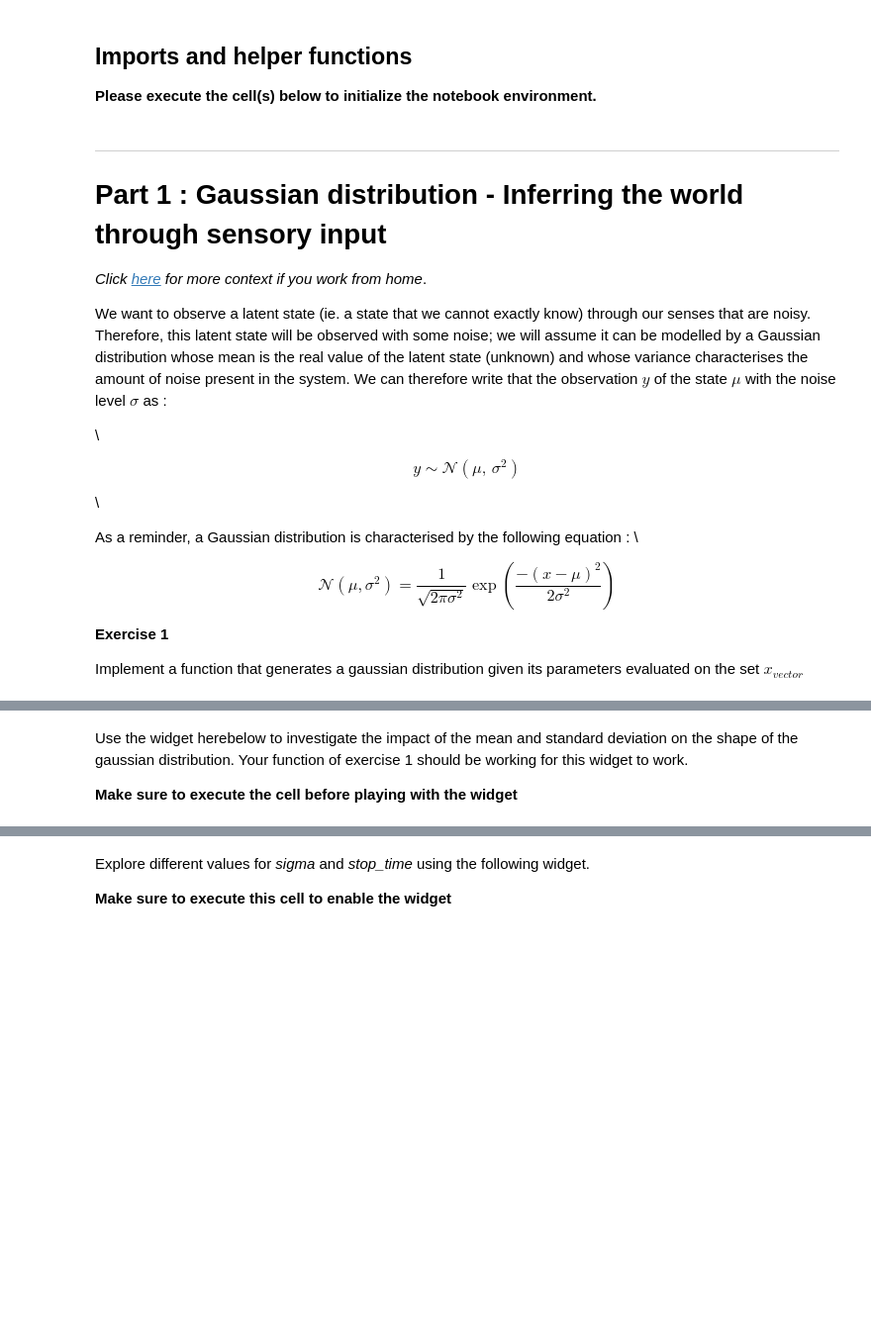
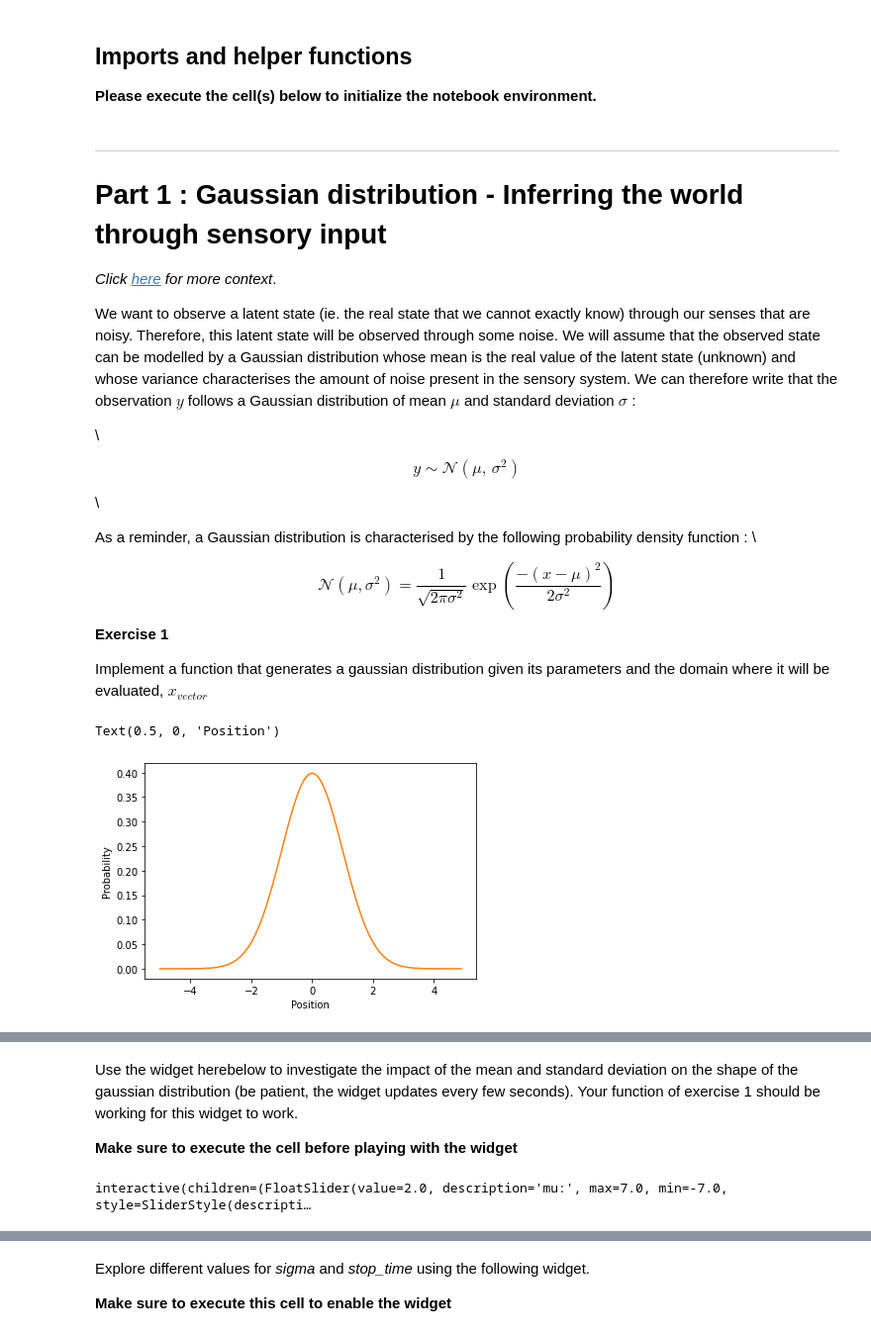
Before and after one commit to Lara-Mazy/Modelling_project1, a Jupyter notebook: LGBIO2060_TP1.ipynb, the cells around one changed output, grey strips where cells are left out. Shown: that part at 99% size. Drawn from its saved outputs; the diff is of its cells as text; code cells hidden in the pictures; blank space fills up the shorter version.

```diff
--- a/LGBIO2060_TP1.ipynb
+++ b/LGBIO2060_TP1.ipynb
@@ -29,10 +32,10 @@ def plot_my_gaussian(x,px):
 ___
 # Part 1 : Gaussian distribution - Inferring the world through sensory input
 
-*Click [here](https://github.com/fblondiaux/LGBIO2060-2020/blob/master/WorkFromHomeText/TP1-Part1.txt) for more context if you work from home*.
+*Click [here](https://github.com/fblondiaux/LGBIO2060-2020/blob/master/WorkFromHomeText/TP1-Part1.txt) for more context*.
 
 
-We want to observe a latent state (ie. a state that we cannot exactly know) through our senses that are noisy. Therefore, this latent state will be observed with some noise; we will assume it can be modelled by a Gaussian distribution whose mean is the real value of the latent state (unknown) and whose variance characterises the amount of noise present in the system. We can therefore write that the observation $y$ of the state $\mu$ with the noise level $\sigma$ as :
+We want to observe a latent state (ie. the real state that we cannot exactly know) through our senses that are noisy. Therefore, this latent state will be observed through some noise. We will assume that the observed state can be modelled by a Gaussian distribution whose mean is the real value of the latent state (unknown) and whose variance characterises the amount of noise present in the sensory system. We can therefore write that the observation $y$ follows a Gaussian distribution of mean $\mu$ and standard deviation $\sigma$ :
 
 \\
 
@@ -43,41 +46,44 @@ $$
 \\
 
 
-As a reminder, a Gaussian distribution is characterised by the following equation : \\
+As a reminder, a Gaussian distribution is characterised by the following probability density function : \\
 
 
 $$\mathcal{N}\left(\mu,\sigma^2\right) = \frac{1}{\sqrt{2\pi \sigma^2}}\exp\left(\frac{-\left(x-\mu\right)^2}{2\sigma^2}\right)$$
 
 **Exercise 1**
 
-Implement a function that generates a gaussian distribution given its parameters evaluated on the set $x_{vector}$
+Implement a function that generates a gaussian distribution given its parameters and the domain where it will be evaluated, $x_{vector}$
 # %%
 def my_gaussian(x_vector,mu,sigma):
   """
-  This function computes the Gaussian distribution of parameters mu and sigma
-  over the set x_vector
+  Author: Antoine de Comite
+  This function computes the gaussian distribution characterised by mu & sigma on the set x_vector
 
-  Inputs :
-    x_vector is the set over which we want to evaluate the distribution
-    mu is the mean value of the distribution
-    sigma is the standard deviation of the distribution
+  Inputs : x_vector (numpy array) the set over which you want to compute the gaussian distribution
+           mu (double) mean value of the gaussian distribution
+           sigma (double) standard deviation of the gaussian distribution
+  Outputs: px (numpy array) is the gaussian distribution evaluated over x_vector
+  """
 
-  Outputs :
-    px is a numpy array that contains the value of the distribution evaluated at
-    every points of the set x_vector
-  """
-  ################
-  #your code here#
-  ################
-
+  px = 1/(np.sqrt(2*np.pi*sigma**2)) *np.exp((-(x_vector-mu)**2)/(2*sigma**2))
   return px
 
 # Test your function on a gaussian of mean 0, variance 1 that you compute over
 # the set [-5,5]. Create a graphical representation of your distribution
 
-################
-#your code here#
-################
+x_vector = np.arange(-5,5,0.1)
+mu = 0
+sigma = 1
+px = my_gaussian(x_vector,mu,sigma)
+
+fig, ax = plt.subplots()
+ax.plot(x_vector,px,'C1')
+ax.set_ylabel('Probability')
+ax.set_xlabel('Position')
+# %% [output]
+Text(0.5, 0, 'Position')
+[figure, added]
 # %% [markdown]
 Click [here](https://github.com/fblondiaux/LGBIO2060-2020/blob/master/Solutions/Exercise1Solution) for solution.
 
@@ -87,7 +93,7 @@ Click [here](https://github.com/fblondiaux/LGBIO2060-2020/blob/master/Solutions/
 <img alt='Solution hint' align='left' width=413 height=300 src=https://raw.githubusercontent.com/fblondiaux/LGBIO2060-2020/master/Solutions/TP1_Ex1.png>
 # %% [markdown]
 
-Use the widget herebelow to investigate the impact of the mean and standard deviation on the shape of the gaussian distribution.
+Use the widget herebelow to investigate the impact of the mean and standard deviation on the shape of the gaussian distribution (be patient, the widget updates every few seconds).
 Your function of exercise 1 should be working for this widget to work.
 
 
@@ -111,6 +117,8 @@ _ = widgets.interact(refresh,
     mu = widgets.FloatSlider(value=2, min=-7, max=7, steps=0.5, description="mu:", style = style),
     sigma = widgets.FloatSlider(value=0.5, min=0.5, max=10, steps=0.5, description="sigma",style=style),
 )
+# %% [output]
+interactive(children=(FloatSlider(value=2.0, description='mu:', max=7.0, min=-7.0, style=SliderStyle(descripti…
 # %% [markdown]
 **Summary**
 
```
Also changed, not shown: parts of 14 cells of this notebook.
